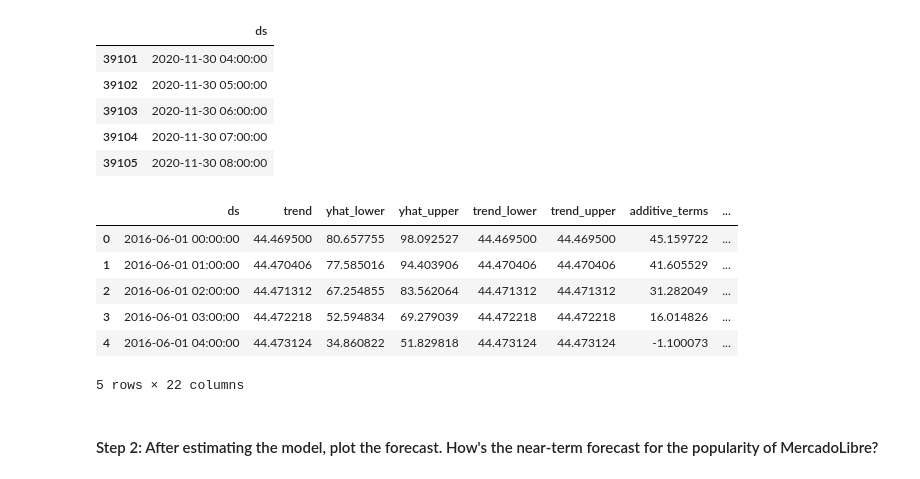
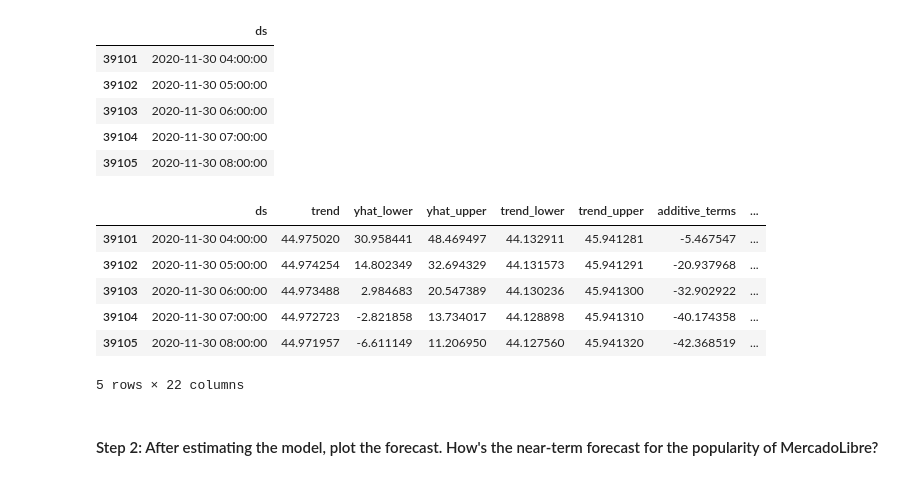
Before and after one commit to Kidalv85/prophet-challenge, a Jupyter notebook: forecasting_net_prophet.ipynb, the cells around one changed output. Saved outputs shown, nothing was run; the diff lists cells and outputs as text; code cells hidden in the pictures.

```diff
--- a/forecasting_net_prophet.ipynb
+++ b/forecasting_net_prophet.ipynb
@@ -345,15 +390,16 @@ Now, you need to produce a time series model that analyzes and forecasts pattern
 #### Step 1: Set up the Google search data for a Prophet forecasting model.
 # %%
 # Using the df_mercado_trends DataFrame, reset the index so the date information is no longer the index
-
+mercado_prophet_df = df_mercado_trends.reset_index()
 
 # Label the columns ds and y so that the syntax is recognized by Prophet
-
+mercado_prophet_df.columns = ['ds','y']
 
 # Drop an NaN values from the prophet_df DataFrame
-
+mercado_prophet_df.dropna()
 
 # View the first and last five rows of the mercado_prophet_df DataFrame
+mercado_prophet_df
 # %% [output]
 |  | ds | y |
 | 0 | 2016-06-01 00:00:00 | 97 |
@@ -370,7 +417,10 @@ Now, you need to produce a time series model that analyzes and forecasts pattern
 # %%
 # Call the Prophet function, store as an object
+model_mercado_trends = Prophet()
+model_mercado_trends
 # %% [output]
 <prophet.forecaster.Prophet at 0x...>
 # %%
 # Fit the time-series model.
+model_mercado_trends.fit(mercado_prophet_df)
 # %% [output]
@@ -387,9 +430,10 @@ INFO:cmdstanpy:Chain [1] done processing
 # %%
 # Create a future dataframe to hold predictions
 # Make the prediction go out as far as 2000 hours (approx 80 days)
-
+future_model_mercado_trends = model_mercado_trends.make_future_dataframe(periods=2000,freq = 'H')
 
 # View the last five rows of the future_mercado_trends DataFrame
+future_model_mercado_trends.tail()
 # %% [output]
 |  | ds |
 | 39101 | 2020-11-30 04:00:00 |
@@ -399,16 +443,17 @@ INFO:cmdstanpy:Chain [1] done processing
 | 39105 | 2020-11-30 08:00:00 |
 # %%
 # Make the predictions for the trend data using the future_mercado_trends DataFrame
-
+forecast_mercado_trends = model_mercado_trends.predict(future_model_mercado_trends)
 
 # Display the first five rows of the forecast_mercado_trends DataFrame
+forecast_mercado_trends.tail()
 # %% [output]
 |  | ds | trend | yhat_lower | yhat_upper | trend_lower | trend_upper | additive_terms | ... |
-| 0 | 2016-06-01 00:00:00 | 44.469500 | 80.657755 | 98.092527 | 44.469500 | 44.469500 | 45.159722 | ... |
-| 1 | 2016-06-01 01:00:00 | 44.470406 | 77.585016 | 94.403906 | 44.470406 | 44.470406 | 41.605529 | ... |
-| 2 | 2016-06-01 02:00:00 | 44.471312 | 67.254855 | 83.562064 | 44.471312 | 44.471312 | 31.282049 | ... |
-| 3 | 2016-06-01 03:00:00 | 44.472218 | 52.594834 | 69.279039 | 44.472218 | 44.472218 | 16.014826 | ... |
-| 4 | 2016-06-01 04:00:00 | 44.473124 | 34.860822 | 51.829818 | 44.473124 | 44.473124 | -1.100073 | ... |
+| 39101 | 2020-11-30 04:00:00 | 44.975020 | 30.958441 | 48.469497 | 44.132911 | 45.941281 | -5.467547 | ... |
+| 39102 | 2020-11-30 05:00:00 | 44.974254 | 14.802349 | 32.694329 | 44.131573 | 45.941291 | -20.937968 | ... |
+| 39103 | 2020-11-30 06:00:00 | 44.973488 | 2.984683 | 20.547389 | 44.130236 | 45.941300 | -32.902922 | ... |
+| 39104 | 2020-11-30 07:00:00 | 44.972723 | -2.821858 | 13.734017 | 44.128898 | 45.941310 | -40.174358 | ... |
+| 39105 | 2020-11-30 08:00:00 | 44.971957 | -6.611149 | 11.206950 | 44.127560 | 45.941320 | -42.368519 | ... |
 5 rows × 22 columns
 # %% [markdown]
 #### Step 2: After estimating the model, plot the forecast. How's the near-term forecast for the popularity of MercadoLibre?
```
Also changed, not shown: parts of 22 cells of this notebook.
